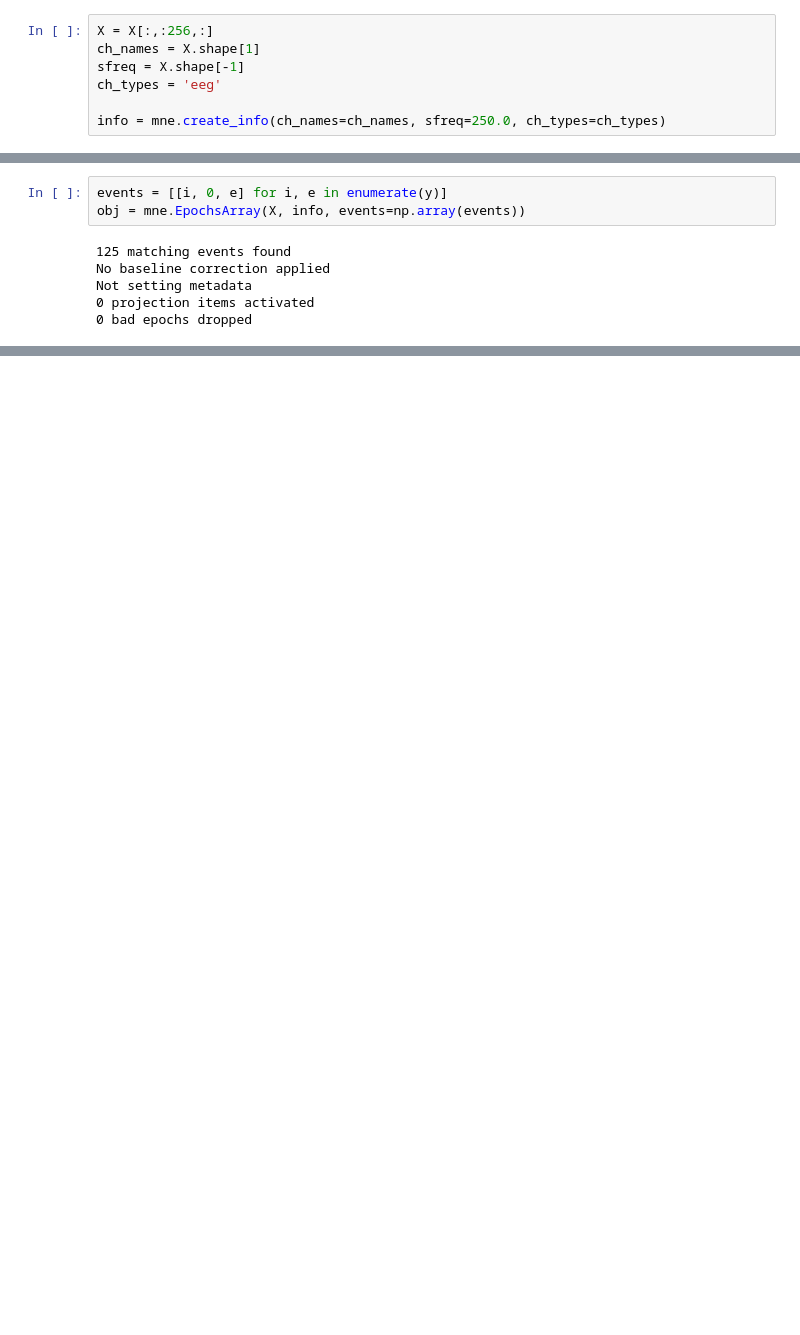
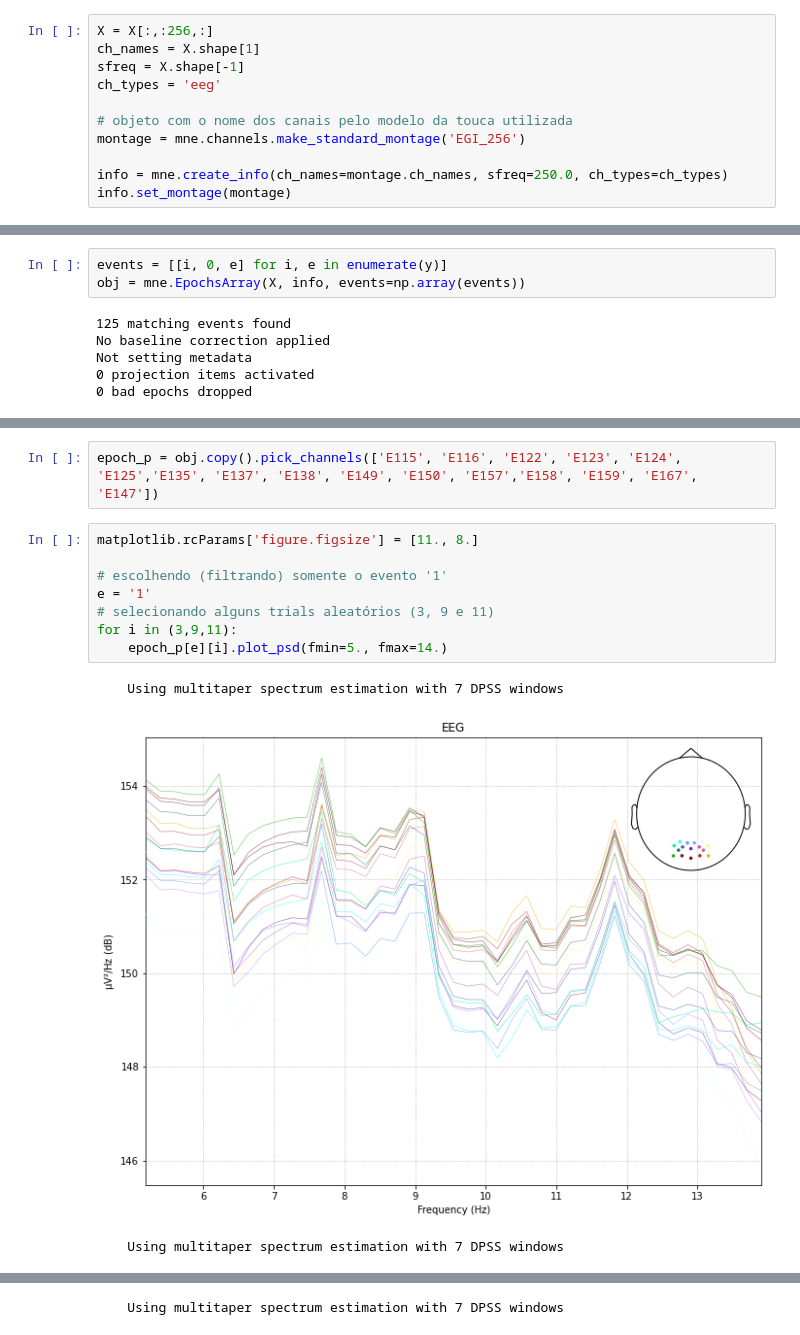
Before and after one commit to sorattorafa/RP36O, a Jupyter notebook: obj-dataset-6.ipynb, the cells around one changed output, grey strips where cells are left out. Cells and saved outputs as stored; diff of their text form; blank space fills up the shorter version.

```diff
--- a/obj-dataset-6.ipynb
+++ b/obj-dataset-6.ipynb
@@ -87,4 +81,8 @@ ch_names = X.shape[1]
 sfreq = X.shape[-1]
 ch_types = 'eeg'
 
-info = mne.create_info(ch_names=ch_names, sfreq=250.0, ch_types=ch_types)
+# objeto com o nome dos canais pelo modelo da touca utilizada
+montage = mne.channels.make_standard_montage('EGI_256')
+
+info = mne.create_info(ch_names=montage.ch_names, sfreq=250.0, ch_types=ch_types)
+info.set_montage(montage)
@@ -108,0 +143,14 @@ obj
+# %%
+epoch_p = obj.copy().pick_channels(['E115', 'E116', 'E122', 'E123', 'E124', 'E125','E135', 'E137', 'E138', 'E149', 'E150', 'E157','E158', 'E159', 'E167', 'E147'])
+# %%
+matplotlib.rcParams['figure.figsize'] = [11., 8.]
+
+# escolhendo (filtrando) somente o evento '1'
+e = '1'
+# selecionando alguns trials aleatórios (3, 9 e 11)
+for i in (3,9,11):
+    epoch_p[e][i].plot_psd(fmin=5., fmax=14.)
+# %% [output]
+    Using multitaper spectrum estimation with 7 DPSS windows
+[figure, added]
+    Using multitaper spectrum estimation with 7 DPSS windows
@@ -108,0 +158 @@ obj
+    Using multitaper spectrum estimation with 7 DPSS windows
```
Also changed, not shown: parts of 6 cells of this notebook.
